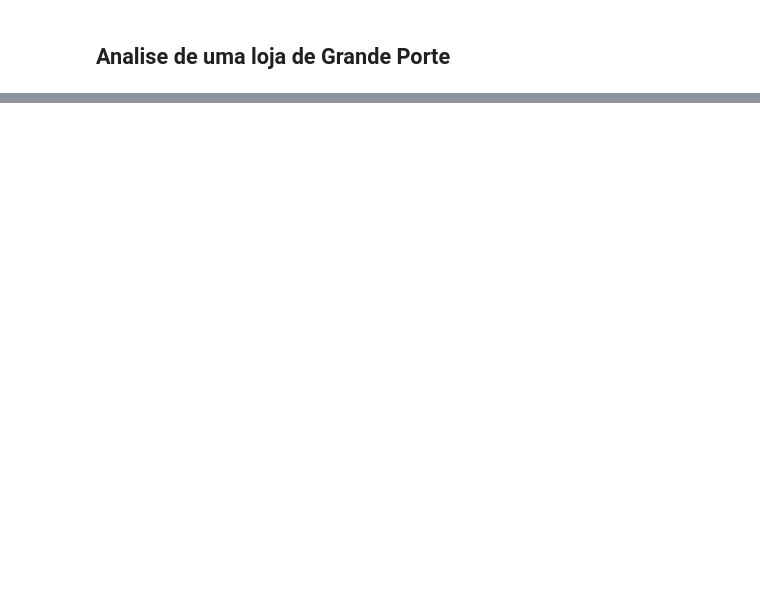
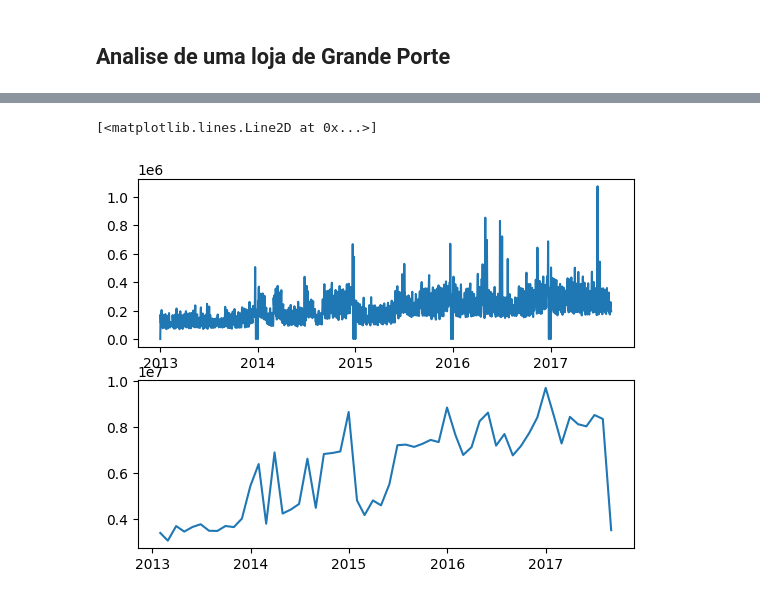
Before and after one commit to lgregs/TCC-PUCSP-CDIA, a Jupyter notebook: SARIMA_StoreSales.ipynb, the cells around one changed output, grey strips where cells are left out. Drawn from its saved outputs; the diff is of its cells as text; code cells hidden in the pictures; blank space fills up the shorter version.

```diff
--- a/SARIMA_StoreSales.ipynb
+++ b/SARIMA_StoreSales.ipynb
@@ -736,0 +785,3 @@ Series([], Freq: D, Name: sales, dtype: float64)
+# %%
+daily_sales = daily_sales.asfreq('D')
+daily_sales[daily_sales.isnull().any(axis=1)]
@@ -736,0 +795,12 @@ Series([], Freq: D, Name: sales, dtype: float64)
+# %%
+# Fill NaN value
+
+daily_sales = daily_sales.asfreq('D')
+daily_sales['sales'] = daily_sales['sales'].fillna(0)
+daily_sales['holiday'] = daily_sales['holiday'].fillna(1)
+daily_sales['onpromotion'] = daily_sales['onpromotion'].fillna(0)
+
+# oil_price:
+daily_sales['oil_price'] = daily_sales['oil_price'].interpolate(limit_direction = 'both')
+
+daily_sales.isna().sum()
@@ -736,0 +813,3 @@ Series([], Freq: D, Name: sales, dtype: float64)
+# %%
+monthly_sales = daily_sales.resample('M').sum()
+monthly_sales.head()
@@ -736,0 +824,7 @@ Series([], Freq: D, Name: sales, dtype: float64)
+# %%
+fig, axes = plt.subplots(2,1)
+axes[0].plot(daily_sales['sales'])
+axes[1].plot(monthly_sales['sales'])
+# %% [output]
+[<matplotlib.lines.Line2D at 0x...>]
+[figure, added]
```
Also changed, not shown: parts of 27 cells of this notebook.
